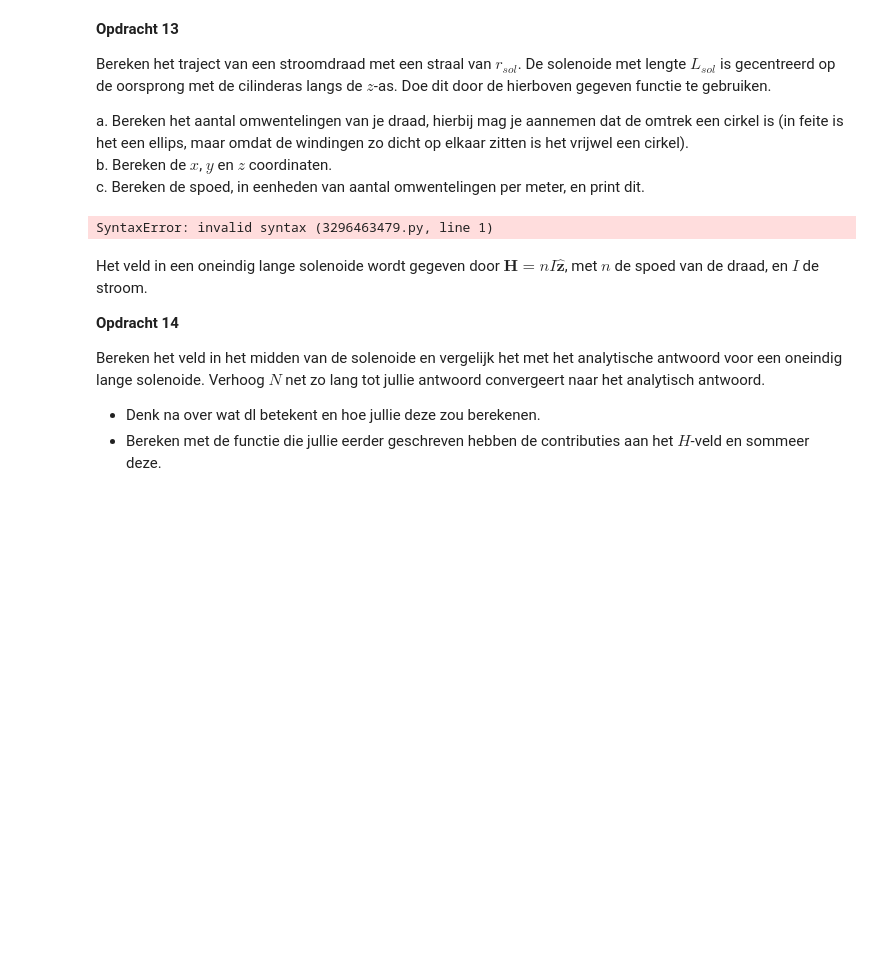
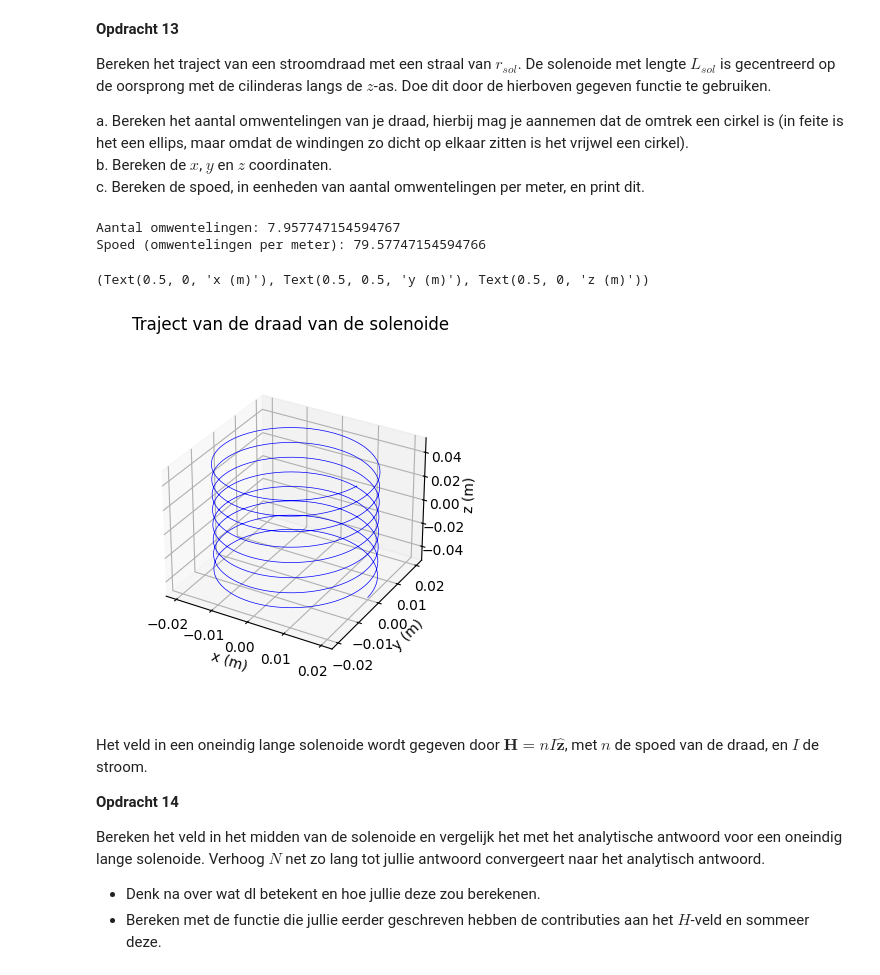
Before and after one commit to lwilt-dot/opdrachten-DEF-D, a Jupyter notebook: 2KrachtactuatorOpdracht/KrachtactuatorOpdracht.ipynb, the cells around one changed output. Saved outputs shown, nothing was run; the diff lists cells and outputs as text; code cells hidden in the pictures; blank space fills up the shorter version.

```diff
--- a/2KrachtactuatorOpdracht/KrachtactuatorOpdracht.ipynb
+++ b/2KrachtactuatorOpdracht/KrachtactuatorOpdracht.ipynb
@@ -443,19 +492,36 @@ a. Bereken het aantal omwentelingen van je draad, hierbij mag je aannemen dat de
 b. Bereken de $x$, $y$ en $z$ coordinaten.\
 c. Bereken de spoed, in eenheden van aantal omwentelingen per meter, en print dit.
 # %%
-l_draad = # Lengte draad
-r_sol = # Straal solenoide
-L_sol = # Lengte solenoide
-N = # Aantal wikkeling
+import matplotlib.pyplot as plt
+
+l_draad = 1.0 # Lengte draad (m)
+r_sol = 0.02 # Straal solenoide (m)
+L_sol = 0.1 # Lengte solenoide (m)
+N = 1000 # Aantal wikkeling
+
+# aantal omwentelingen
+aantal_omwentelingen = l_draad/(2*np.pi*r_sol)
+print("Aantal omwentelingen:", aantal_omwentelingen)
+
+# bereken x,y,z - coordinaten
+x,y,z = parametrisatie(N,r_sol, aantal_omwentelingen, L_sol)
+
+# spoed in aantal omwentelingen / meter
+spoed = aantal_omwentelingen/L_sol
+print("Spoed (omwentelingen per meter):", spoed)
+
 
 # Enkele plots
 ax=plt.figure().add_subplot(projection='3d')
 plt.title('Traject van de draad van de solenoide')
-plt.plot(x, y, z, '-r', linewidth=0.1)
+plt.plot(x, y, z, '-b', linewidth=0.5)
 ax.set_box_aspect(aspect=None, zoom=0.8)
 ax.set_xlabel('x (m)'), ax.set_ylabel('y (m)'), ax.set_zlabel('z (m)')
 # %% [output]
-SyntaxError: invalid syntax (3296463479.py, line 1)
+Aantal omwentelingen: 7.957747154594767
+Spoed (omwentelingen per meter): 79.57747154594766
+(Text(0.5, 0, 'x (m)'), Text(0.5, 0.5, 'y (m)'), Text(0.5, 0, 'z (m)'))
+[figure, added]
 # %% [markdown]
 Het veld in een oneindig lange solenoide wordt gegeven door $\mathbf{H} = n I \hat{\mathbf{z}}$, met $n$ de spoed van de draad, en $I$ de stroom.
 
```
Also changed, not shown: parts of 7 cells of this notebook.
